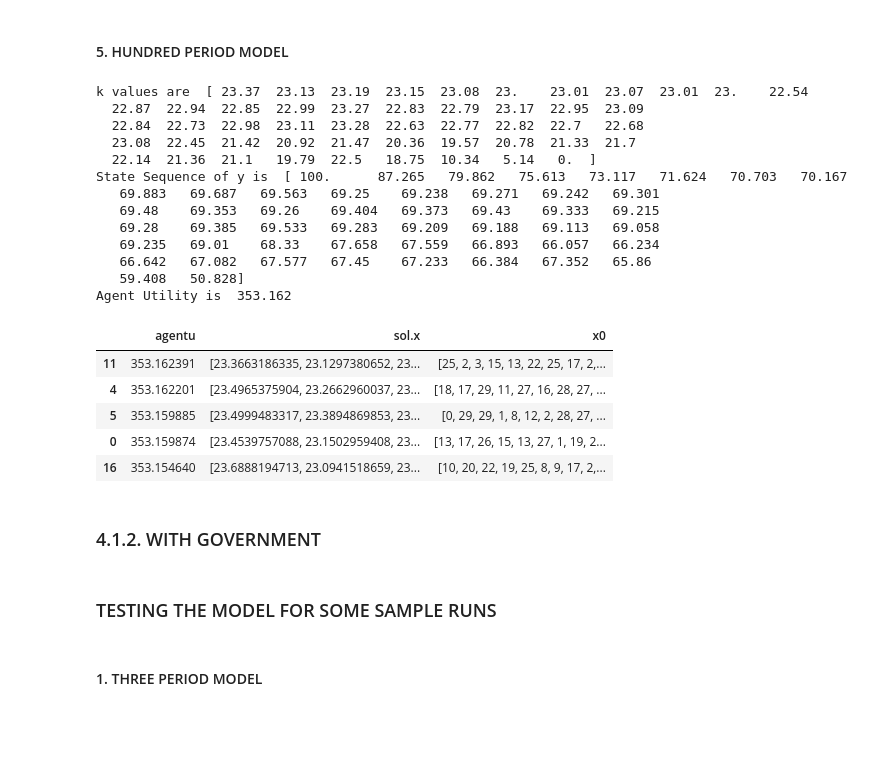
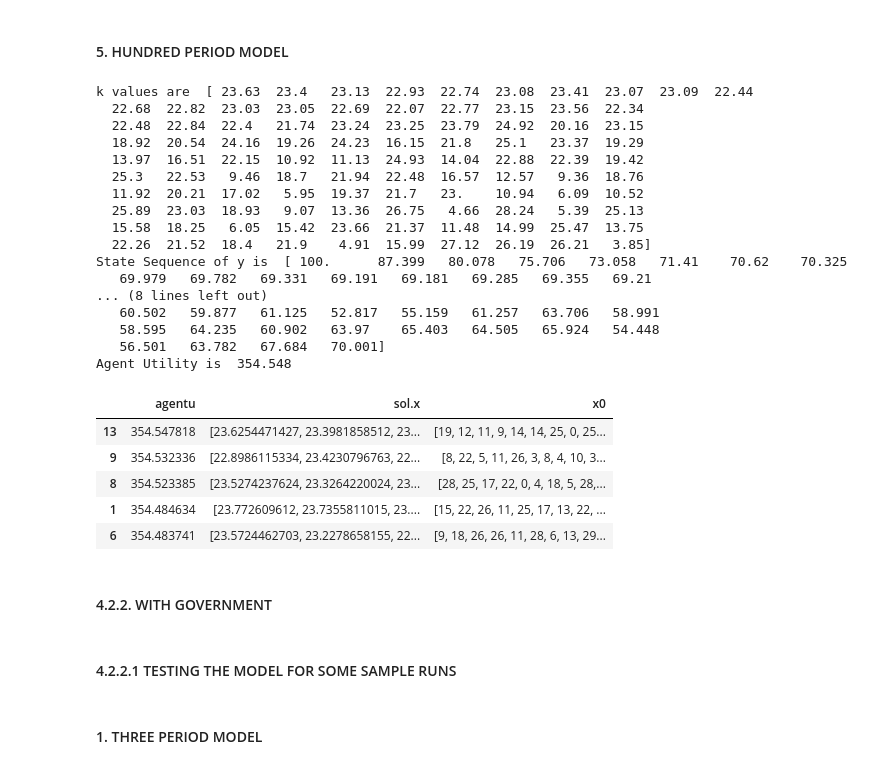
Before and after one commit to iamsurajkumar/Dynamic_Programming_Squared_Model, a Jupyter notebook: Dynamic Programming Squared Model.ipynb, the cells around one changed output. Cells and saved outputs as stored; diff of their text form; code cells hidden in the pictures; blank space fills up the shorter version.

Commit message:
completd the dynamic programming model

```diff
--- a/Dynamic Programming Squared Model.ipynb
+++ b/Dynamic Programming Squared Model.ipynb
@@ -202,7 +233,9 @@ def nogovt_nperiod_dynamic_squared_model(n = 3,
     tol = tolerance for running algo ,
     show_output = prints the results of state, capital and expected agent utiltiy
 
-    NOTE: k_bounds will not work with 'COBYLA' but COBY
+    Returns the dataframe of agent utility, solution for k  and starting x0
+
+    NOTE: k_bounds will not work with 'COBYLA' but SLSQP would. But SLSQP would be slower
 
     """
     # Model Paramters
@@ -421,35 +454,38 @@ Agent Utility is  353.108
 #### 5. HUNDRED PERIOD MODEL
 # %%
 # 100 Period Model
-nogovt_nperiod_dynamic_squared_model(n=50,
+nogovt_nperiod_dynamic_squared_model(n=100,
                                     x0_iter= 20,
-                                    k_bound=(0,30),
+                                    k_bound=(0,100),
                                     max_algo_iter=1000,
                                     x0_bound=(0,30),
-                                    algo='COBYLA')
+                                    algo='COBYLA',tol = 1e-1)
 # %% [output]
-k values are  [ 23.37  23.13  23.19  23.15  23.08  23.    23.01  23.07  23.01  23.    22.54
-  22.87  22.94  22.85  22.99  23.27  22.83  22.79  23.17  22.95  23.09
-  22.84  22.73  22.98  23.11  23.28  22.63  22.77  22.82  22.7   22.68
-  23.08  22.45  21.42  20.92  21.47  20.36  19.57  20.78  21.33  21.7
-  22.14  21.36  21.1   19.79  22.5   18.75  10.34   5.14   0.  ]
-State Sequence of y is  [ 100.      87.265   79.862   75.613   73.117   71.624   70.703   70.167
-   69.883   69.687   69.563   69.25    69.238   69.271   69.242   69.301
-   69.48    69.353   69.26    69.404   69.373   69.43    69.333   69.215
-   69.28    69.385   69.533   69.283   69.209   69.188   69.113   69.058
-   69.235   69.01    68.33    67.658   67.559   66.893   66.057   66.234
-   66.642   67.082   67.577   67.45    67.233   66.384   67.352   65.86
-   59.408   50.828]
-Agent Utility is  353.162
+k values are  [ 23.63  23.4   23.13  22.93  22.74  23.08  23.41  23.07  23.09  22.44
+  22.68  22.82  23.03  23.05  22.69  22.07  22.77  23.15  23.56  22.34
+  22.48  22.84  22.4   21.74  23.24  23.25  23.79  24.92  20.16  23.15
+  18.92  20.54  24.16  19.26  24.23  16.15  21.8   25.1   23.37  19.29
+  13.97  16.51  22.15  10.92  11.13  24.93  14.04  22.88  22.39  19.42
+  25.3   22.53   9.46  18.7   21.94  22.48  16.57  12.57   9.36  18.76
+  11.92  20.21  17.02   5.95  19.37  21.7   23.    10.94   6.09  10.52
+  25.89  23.03  18.93   9.07  13.36  26.75   4.66  28.24   5.39  25.13
+  15.58  18.25   6.05  15.42  23.66  21.37  11.48  14.99  25.47  13.75
+  22.26  21.52  18.4   21.9    4.91  15.99  27.12  26.19  26.21   3.85]
+State Sequence of y is  [ 100.      87.399   80.078   75.706   73.058   71.41    70.62    70.325
+   69.979   69.782   69.331   69.191   69.181   69.285   69.355   69.21
+... (8 lines left out)
+   60.502   59.877   61.125   52.817   55.159   61.257   63.706   58.991
+   58.595   64.235   60.902   63.97    65.403   64.505   65.924   54.448
+   56.501   63.782   67.684   70.001]
+Agent Utility is  354.548
 |  | agentu | sol.x | x0 |
-| 11 | 353.162391 | [23.3663186335, 23.1297380652, 23... | [25, 2, 3, 15, 13, 22, 25, 17, 2,... |
-| 4 | 353.162201 | [23.4965375904, 23.2662960037, 23... | [18, 17, 29, 11, 27, 16, 28, 27, ... |
-| 5 | 353.159885 | [23.4999483317, 23.3894869853, 23... | [0, 29, 29, 1, 8, 12, 2, 28, 27, ... |
-| 0 | 353.159874 | [23.4539757088, 23.1502959408, 23... | [13, 17, 26, 15, 13, 27, 1, 19, 2... |
-| 16 | 353.154640 | [23.6888194713, 23.0941518659, 23... | [10, 20, 22, 19, 25, 8, 9, 17, 2,... |
+| 13 | 354.547818 | [23.6254471427, 23.3981858512, 23... | [19, 12, 11, 9, 14, 14, 25, 0, 25... |
+| 9 | 354.532336 | [22.8986115334, 23.4230796763, 22... | [8, 22, 5, 11, 26, 3, 8, 4, 10, 3... |
+| 8 | 354.523385 | [23.5274237624, 23.3264220024, 23... | [28, 25, 17, 22, 0, 4, 18, 5, 28,... |
+| 1 | 354.484634 | [23.772609612, 23.7355811015, 23.... | [15, 22, 26, 11, 25, 17, 13, 22, ... |
+| 6 | 354.483741 | [23.5724462703, 23.2278658155, 22... | [9, 18, 26, 26, 11, 28, 6, 13, 29... |
 # %% [markdown]
-
-### 4.1.2. WITH GOVERNMENT
+#### 4.2.2. WITH GOVERNMENT
 # %%
 def withgovt_nperiod_dynamic_squared_model(n = 3,
                                         y0 = 100,
@@ -618,7 +656,7 @@ def withgovt_nperiod_dynamic_squared_model(n = 3,
     # Returning Best Top 5 Values to see the stability of the solution
     return(df.sort_values('govtu',ascending = False).head(5))
 # %% [markdown]
-### TESTING THE MODEL FOR SOME SAMPLE RUNS
+#### 4.2.2.1 TESTING THE MODEL FOR SOME SAMPLE RUNS
 # %% [markdown]
 #### 1. THREE PERIOD MODEL
 # %%
```
Also changed, not shown: parts of 29 cells of this notebook.
